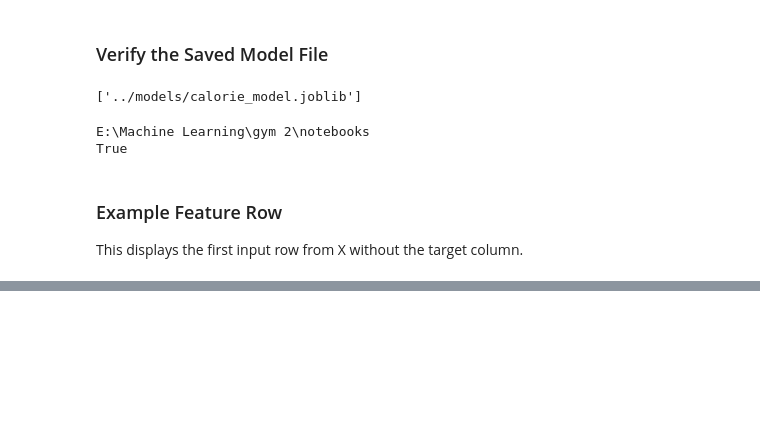
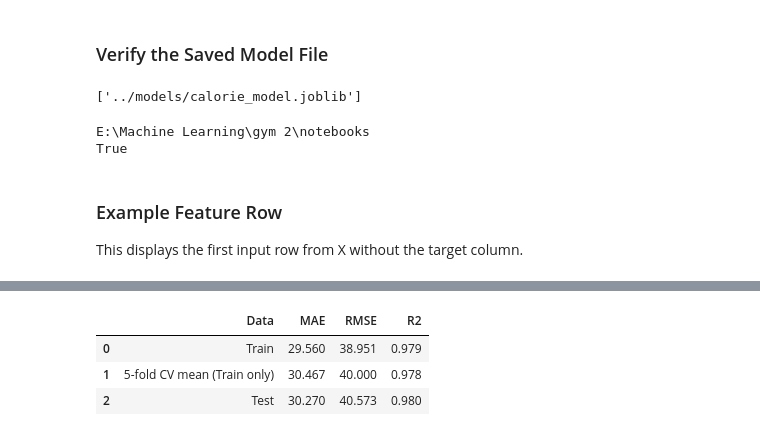
Before and after one commit to pouyamirzaei666-cyber/workout-calorie-estimator, a Jupyter notebook: notebooks/gym_members_exercise_tracking.ipynb, the cells around one changed output, grey strips where cells are left out. Cells and saved outputs as stored; diff of their text form; code cells hidden in the pictures; blank space fills up the shorter version.

```diff
--- a/notebooks/gym_members_exercise_tracking.ipynb
+++ b/notebooks/gym_members_exercise_tracking.ipynb
@@ -632,0 +636,44 @@ X.iloc[[0]]
+# %%
+train_prediction = final_model.predict(X_train)
+test_prediction = final_model.predict(X_test)
+
+linear_cv = cross_validate(
+    final_model,
+    X_train,
+    y_train,
+    cv=5,
+    scoring={
+        "MAE": "neg_mean_absolute_error",
+        "RMSE": "neg_root_mean_squared_error",
+        "R2": "r2"
+    },
+    n_jobs=1
+)
+
+performance_comparison = pd.DataFrame([
+    {
+        "Data": "Train",
+        "MAE": mean_absolute_error(y_train, train_prediction),
+        "RMSE": np.sqrt(mean_squared_error(y_train, train_prediction)),
+        "R2": r2_score(y_train, train_prediction)
+    },
+    {
+        "Data": "5-fold CV mean (Train only)",
+        "MAE": -linear_cv["test_MAE"].mean(),
+        "RMSE": -linear_cv["test_RMSE"].mean(),
+        "R2": linear_cv["test_R2"].mean()
+    },
+    {
+        "Data": "Test",
+        "MAE": mean_absolute_error(y_test, test_prediction),
+        "RMSE": np.sqrt(mean_squared_error(y_test, test_prediction)),
+        "R2": r2_score(y_test, test_prediction)
+    }
+]).round(3)
+
+performance_comparison
+# %% [output]
+|  | Data | MAE | RMSE | R2 |
+| 0 | Train | 29.560 | 38.951 | 0.979 |
+| 1 | 5-fold CV mean (Train only) | 30.467 | 40.000 | 0.978 |
+| 2 | Test | 30.270 | 40.573 | 0.980 |
```
Also changed, not shown: parts of 18 cells of this notebook, 2 other files.
